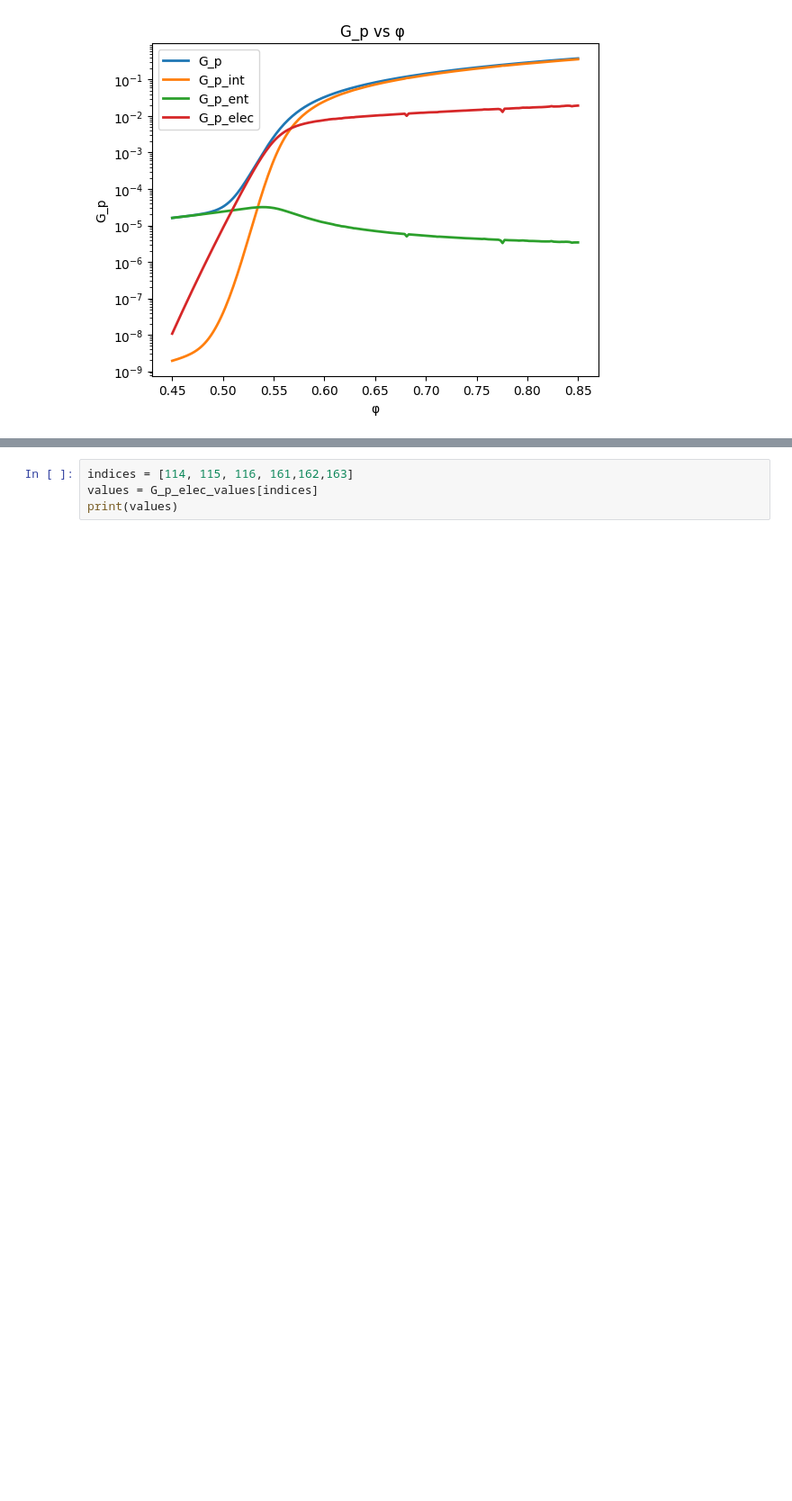
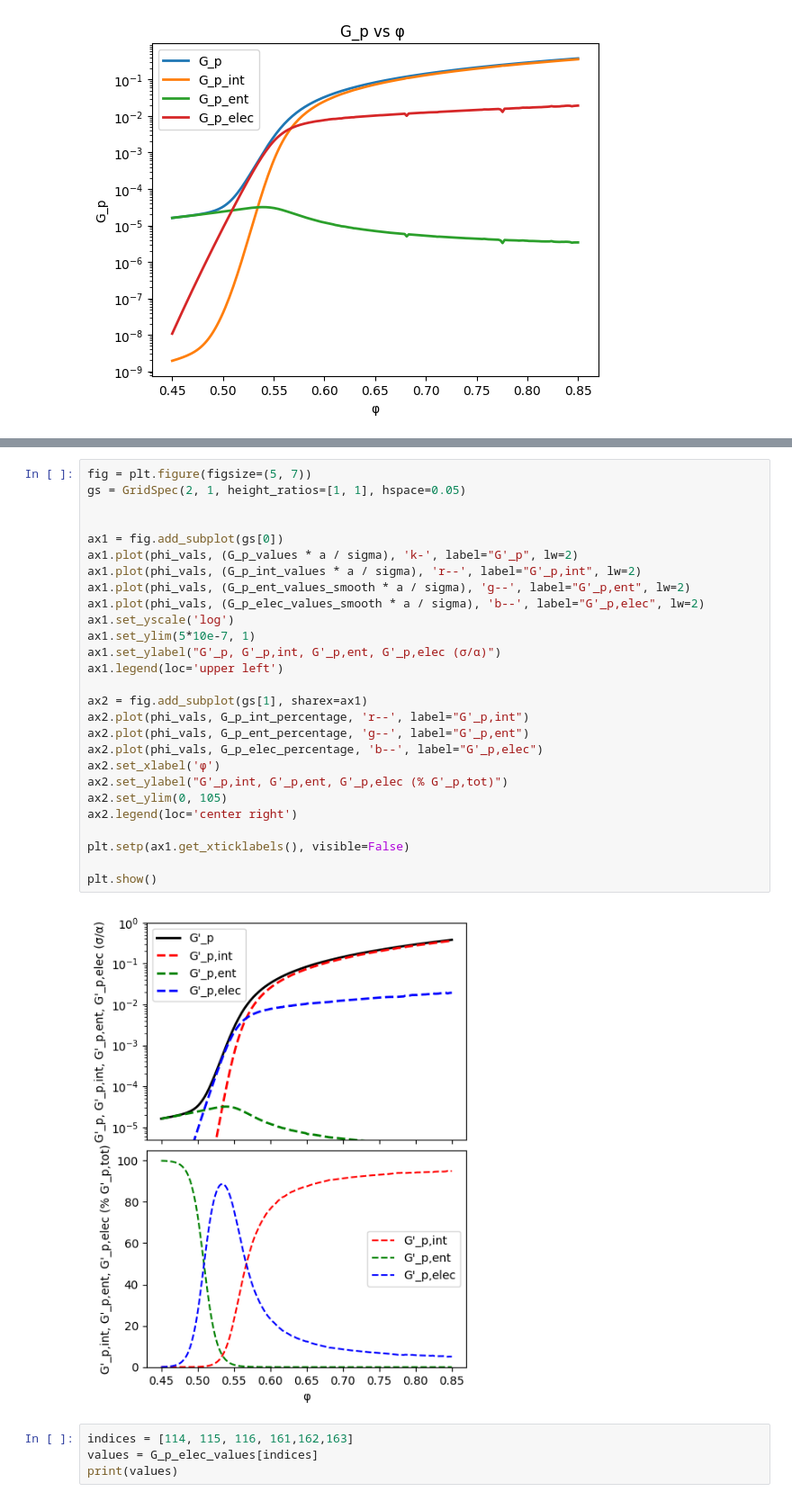
Before and after one commit to inxslynne/thesisproject, a Jupyter notebook: py-kimmason-final.ipynb, the cells around one changed output, grey strips where cells are left out. Shown at 90% size. Drawn from its saved outputs; the diff is of its cells as text; blank space fills up the shorter version.

```diff
--- a/py-kimmason-final.ipynb
+++ b/py-kimmason-final.ipynb
@@ -242,3 +310,32 @@ plt.show()
+# %%
+fig = plt.figure(figsize=(5, 7))
+gs = GridSpec(2, 1, height_ratios=[1, 1], hspace=0.05)
+
+
+ax1 = fig.add_subplot(gs[0])
+ax1.plot(phi_vals, (G_p_values * a / sigma), 'k-', label="G'_p", lw=2)
+ax1.plot(phi_vals, (G_p_int_values * a / sigma), 'r--', label="G'_p,int", lw=2)
+ax1.plot(phi_vals, (G_p_ent_values_smooth * a / sigma), 'g--', label="G'_p,ent", lw=2)
+ax1.plot(phi_vals, (G_p_elec_values_smooth * a / sigma), 'b--', label="G'_p,elec", lw=2)
+ax1.set_yscale('log')
+ax1.set_ylim(5*10e-7, 1)
+ax1.set_ylabel("G'_p, G'_p,int, G'_p,ent, G'_p,elec (σ/α)")
+ax1.legend(loc='upper left')
+
+ax2 = fig.add_subplot(gs[1], sharex=ax1)
+ax2.plot(phi_vals, G_p_int_percentage, 'r--', label="G'_p,int")
+ax2.plot(phi_vals, G_p_ent_percentage, 'g--', label="G'_p,ent")
+ax2.plot(phi_vals, G_p_elec_percentage, 'b--', label="G'_p,elec")
+ax2.set_xlabel('φ')
+ax2.set_ylabel("G'_p,int, G'_p,ent, G'_p,elec (% G'_p,tot)")
+ax2.set_ylim(0, 105)
+ax2.legend(loc='center right')
+
+plt.setp(ax1.get_xticklabels(), visible=False)
+
+plt.show()
+# %% [output]
+[figure, added]
 # %%
 indices = [114, 115, 116, 161,162,163]
 values = G_p_elec_values[indices]
```
Also changed, not shown: parts of 9 cells of this notebook, 1 other file.
